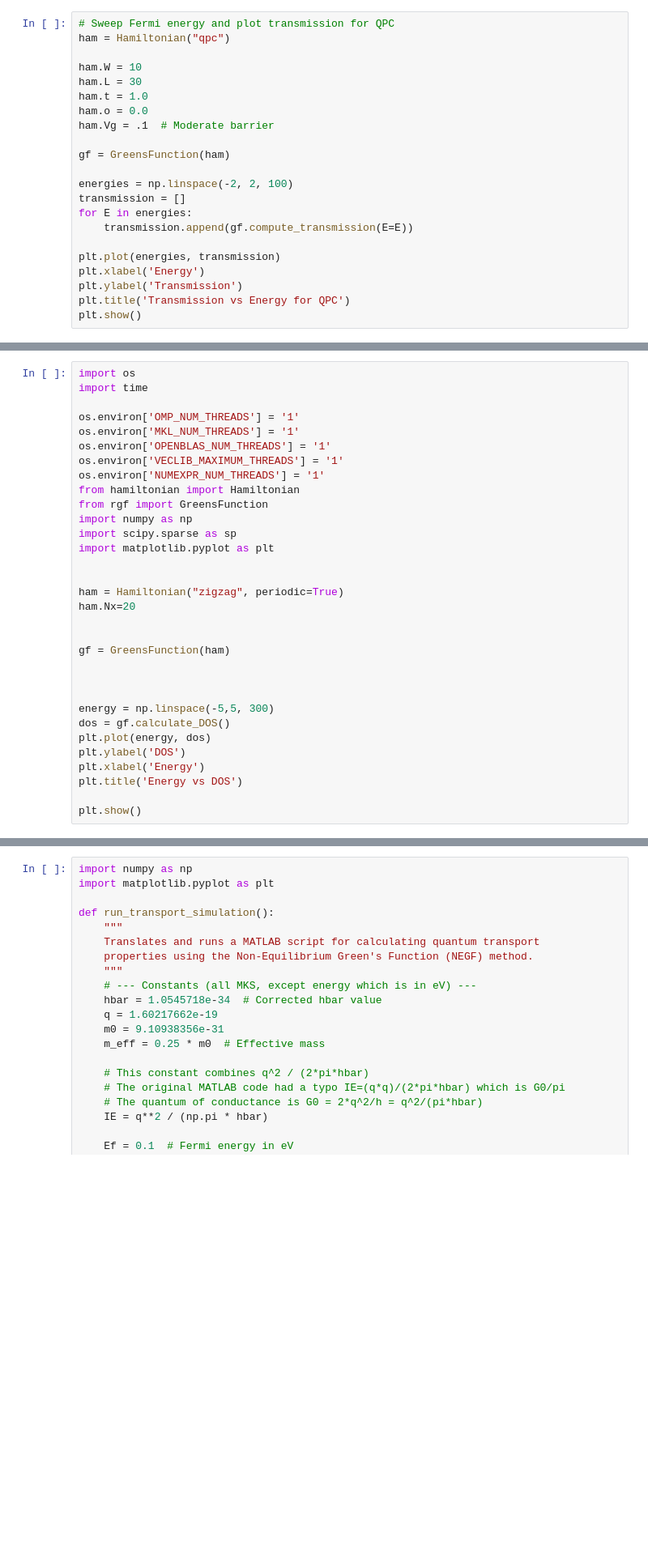
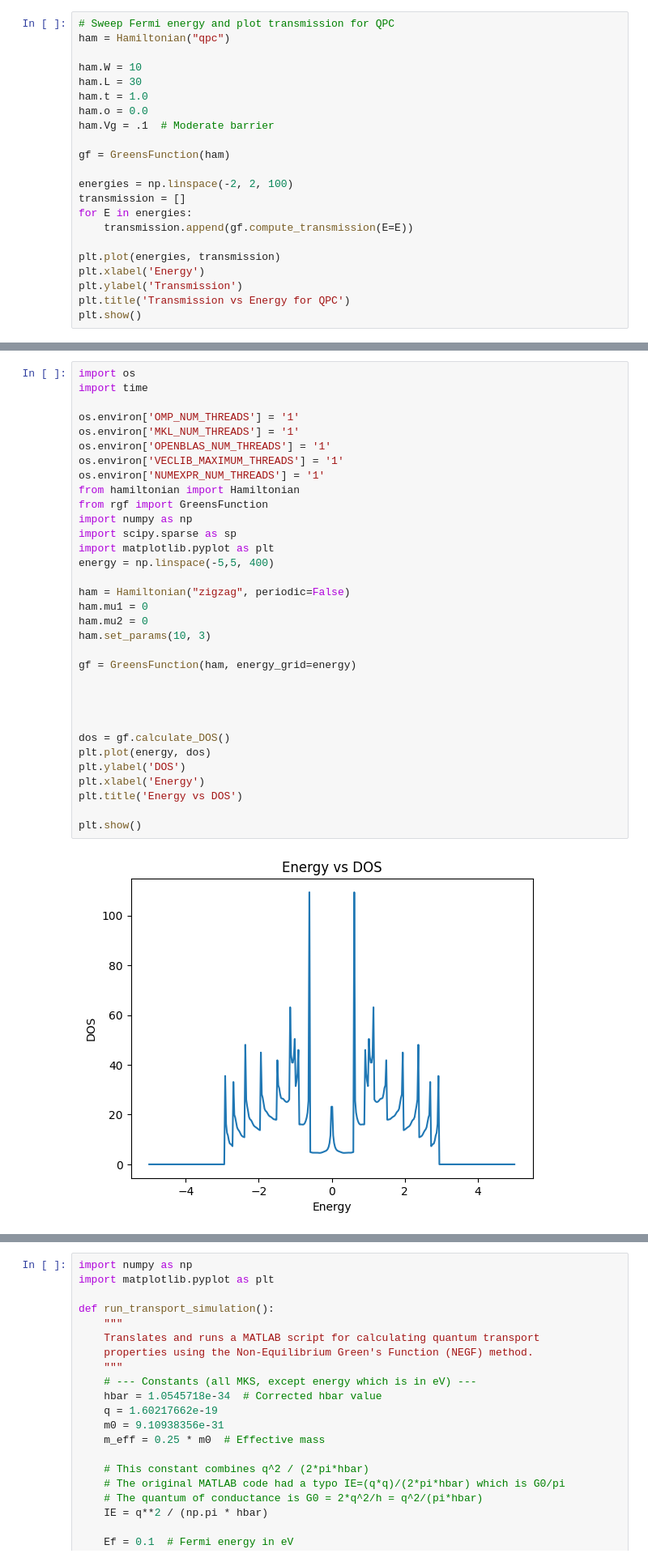
Before and after one commit to nandandiwan/transistorNEGF, a Jupyter notebook: src/test_systems/test.ipynb, the cells around one changed output, grey strips where cells are left out. Shown at 81% size. Cells and saved outputs as stored; diff of their text form; blank space fills up the shorter version.

```diff
--- a/src/test_systems/test.ipynb
+++ b/src/test_systems/test.ipynb
@@ -142,32 +92,35 @@ plt.show()
 # %%
 import os
 import time
 
 os.environ['OMP_NUM_THREADS'] = '1'
 os.environ['MKL_NUM_THREADS'] = '1'
 os.environ['OPENBLAS_NUM_THREADS'] = '1'
 os.environ['VECLIB_MAXIMUM_THREADS'] = '1'
 os.environ['NUMEXPR_NUM_THREADS'] = '1'
 from hamiltonian import Hamiltonian
 from rgf import GreensFunction
 import numpy as np
 import scipy.sparse as sp
 import matplotlib.pyplot as plt
+energy = np.linspace(-5,5, 400)
 
+ham = Hamiltonian("zigzag", periodic=False)
+ham.mu1 = 0
+ham.mu2 = 0
+ham.set_params(10, 3)
 
-ham = Hamiltonian("zigzag", periodic=True)
-ham.Nx=20
-
-
-gf = GreensFunction(ham)
+gf = GreensFunction(ham, energy_grid=energy)
 
 
 
-energy = np.linspace(-5,5, 300)
+
 dos = gf.calculate_DOS()
 plt.plot(energy, dos)
 plt.ylabel('DOS')
 plt.xlabel('Energy')
 plt.title('Energy vs DOS')
 
 plt.show()
+# %% [output]
+[figure, added]
```
Also changed, not shown: parts of 8 cells of this notebook, 21 other files.
